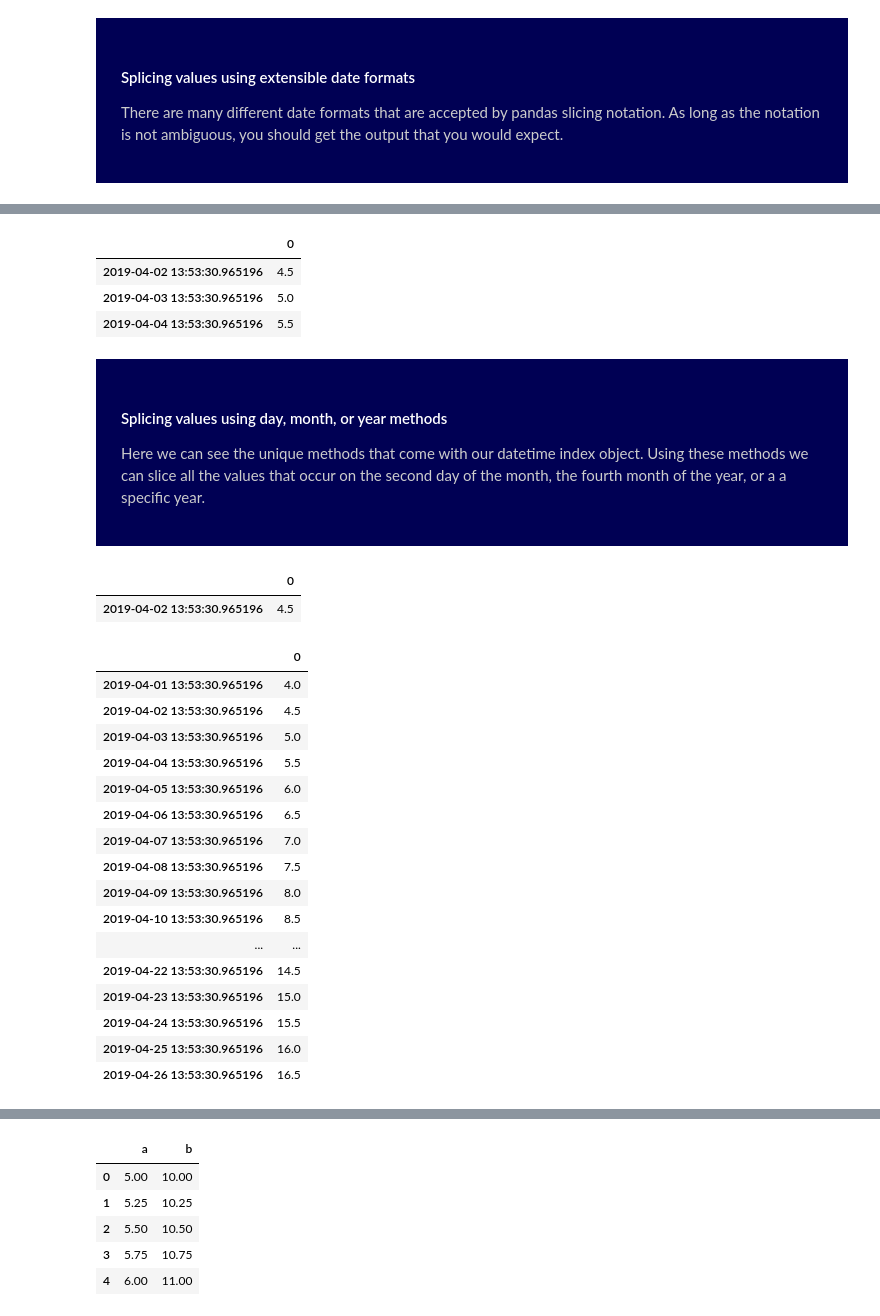
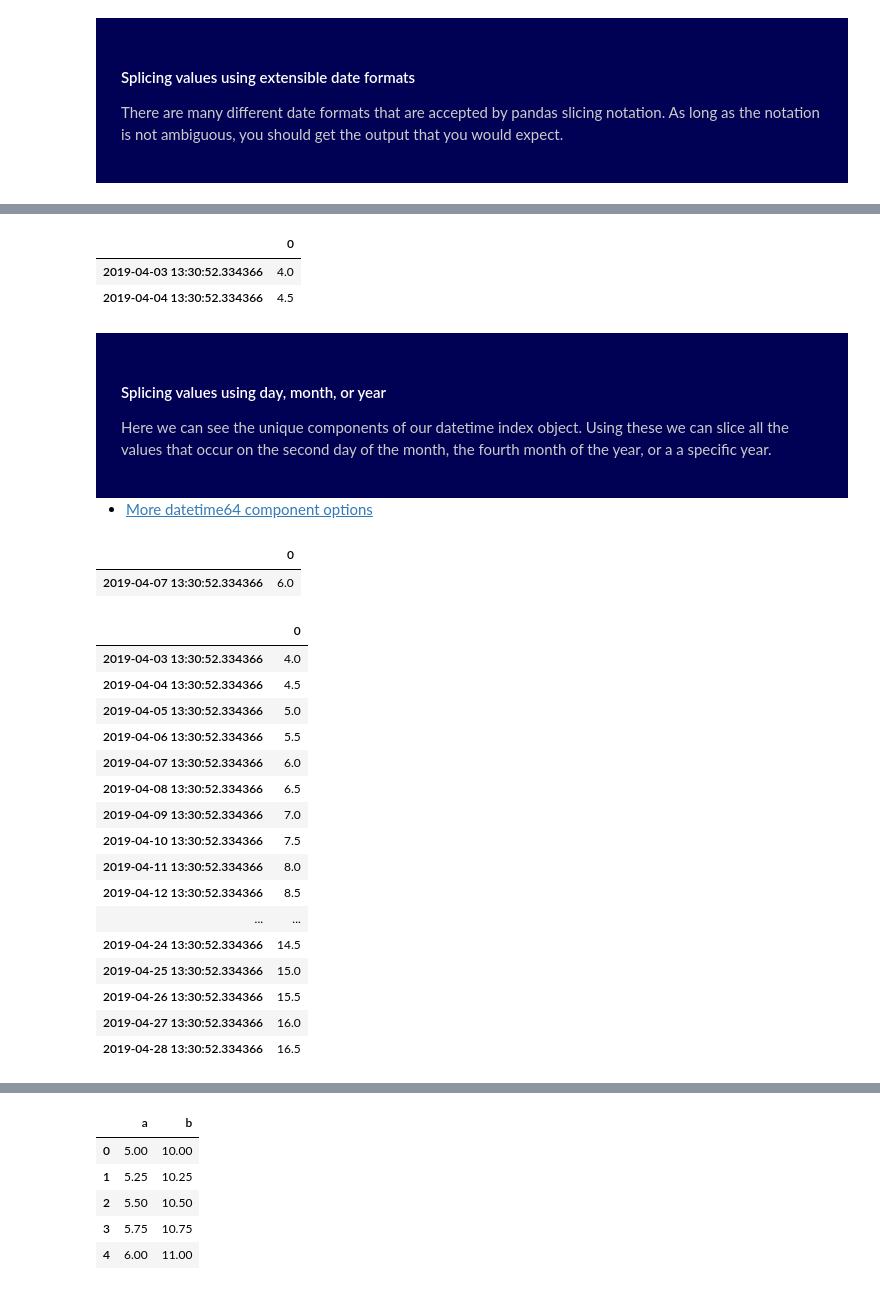
Before and after one commit to cschellenberger/Data-Science-Learning, a Jupyter notebook: Slicing.ipynb, the cells around one changed output, grey strips where cells are left out. Drawn from its saved outputs; the diff is of its cells as text; code cells hidden in the pictures.

```diff
--- a/Slicing.ipynb
+++ b/Slicing.ipynb
@@ -71,6 +71,6 @@ list_of_lists = [x for x in np.random.randn(5, 5)]
 
 l_of_l = []
 for x in list_of_lists:
-    l_of_l.append(list(x))
+    l_of_l.append([round(i, 2) for i in x])
 # %%
 # A 2-D list
@@ -659,39 +680,40 @@ new_df = pd.DataFrame(new_series)
 new_df['2019-04-02':'2019-04-04']
 # %% [output]
 |  | 0 |
-| 2019-04-02 13:53:30.965196 | 4.5 |
-| 2019-04-03 13:53:30.965196 | 5.0 |
-| 2019-04-04 13:53:30.965196 | 5.5 |
+| 2019-04-03 13:30:52.334366 | 4.0 |
+| 2019-04-04 13:30:52.334366 | 4.5 |
 # %% [markdown]
 <div style="background-color: #000054; padding: 25px;">
-<h4 style="color: #ffffff;">Splicing values using day, month, or year methods</h4>
-<p style="color: #cccccc;">Here we can see the unique methods that come with our datetime index object. Using these methods we can slice all the values that occur on the second day of the month, the fourth month of the year, or a a specific year.</p>
+<h4 style="color: #ffffff;">Splicing values using day, month, or year</h4>
+<p style="color: #cccccc;">Here we can see the unique components of our datetime index object. Using these we can slice all the values that occur on the second day of the month, the fourth month of the year, or a a specific year.</p>
 </div>
+
+- [More datetime64 component options](https://pandas.pydata.org/pandas-docs/stable/reference/indexing.html#time-date-components)
 # %%
-new_df[new_df.index.day == 2]
+new_df[new_df.index.day == 7]
 # %% [output]
 |  | 0 |
-| 2019-04-02 13:53:30.965196 | 4.5 |
+| 2019-04-07 13:30:52.334366 | 6.0 |
 # %%
 new_df[new_df.index.month == 4]
 # %% [output]
 |  | 0 |
-| 2019-04-01 13:53:30.965196 | 4.0 |
-| 2019-04-02 13:53:30.965196 | 4.5 |
-| 2019-04-03 13:53:30.965196 | 5.0 |
-| 2019-04-04 13:53:30.965196 | 5.5 |
-| 2019-04-05 13:53:30.965196 | 6.0 |
-| 2019-04-06 13:53:30.965196 | 6.5 |
-| 2019-04-07 13:53:30.965196 | 7.0 |
-| 2019-04-08 13:53:30.965196 | 7.5 |
-| 2019-04-09 13:53:30.965196 | 8.0 |
-| 2019-04-10 13:53:30.965196 | 8.5 |
+| 2019-04-03 13:30:52.334366 | 4.0 |
+| 2019-04-04 13:30:52.334366 | 4.5 |
+| 2019-04-05 13:30:52.334366 | 5.0 |
+| 2019-04-06 13:30:52.334366 | 5.5 |
+| 2019-04-07 13:30:52.334366 | 6.0 |
+| 2019-04-08 13:30:52.334366 | 6.5 |
+| 2019-04-09 13:30:52.334366 | 7.0 |
+| 2019-04-10 13:30:52.334366 | 7.5 |
+| 2019-04-11 13:30:52.334366 | 8.0 |
+| 2019-04-12 13:30:52.334366 | 8.5 |
 | ... | ... |
-| 2019-04-22 13:53:30.965196 | 14.5 |
-| 2019-04-23 13:53:30.965196 | 15.0 |
-| 2019-04-24 13:53:30.965196 | 15.5 |
-| 2019-04-25 13:53:30.965196 | 16.0 |
-| 2019-04-26 13:53:30.965196 | 16.5 |
+| 2019-04-24 13:30:52.334366 | 14.5 |
+| 2019-04-25 13:30:52.334366 | 15.0 |
+| 2019-04-26 13:30:52.334366 | 15.5 |
+| 2019-04-27 13:30:52.334366 | 16.0 |
+| 2019-04-28 13:30:52.334366 | 16.5 |
 # %% [markdown]
 <div style="background-color: #000054; padding: 25px;">
 <h4 style="color: #ffffff;">General DataFrame Methods</h4>
```
Also changed, not shown: parts of 47 cells of this notebook.
